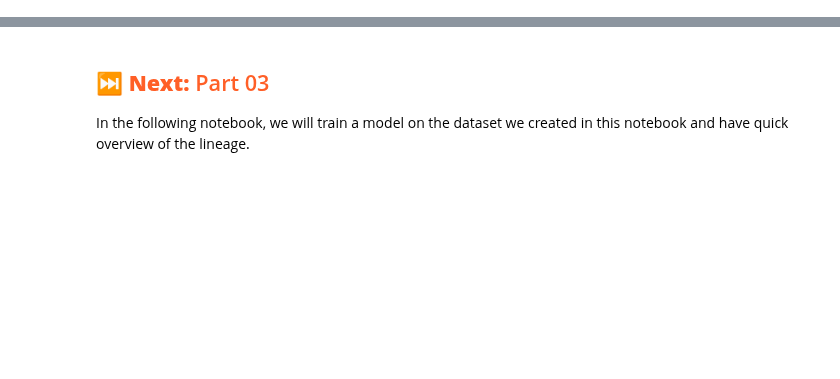
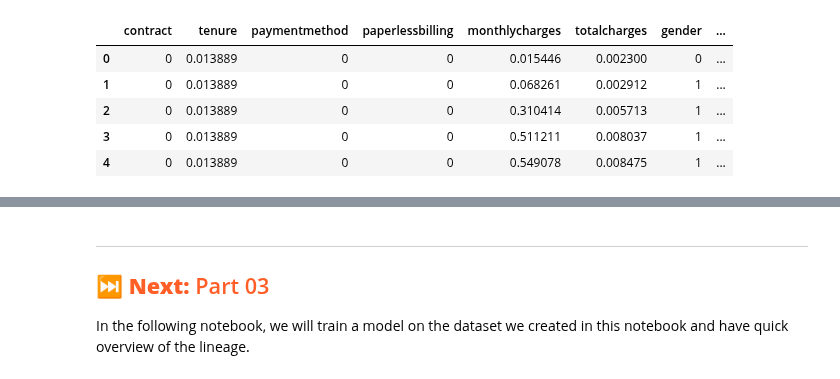
Before and after one commit to logicalclocks/hopsworks-tutorials, a Jupyter notebook: churn/2_feature_view_creation.ipynb, the cells around one changed output, grey strips where cells are left out. Drawn from its saved outputs; the diff is of its cells as text; code cells hidden in the pictures; blank space fills up the shorter version.

```diff
--- a/churn/2_feature_view_creation.ipynb
+++ b/churn/2_feature_view_creation.ipynb
@@ -114,10 +126,18 @@ X_train
 # %%
-X_val
+X_val.head()
+# %% [output]
+|  | contract | tenure | paymentmethod | paperlessbilling | monthlycharges | totalcharges | gender | ... |
+| 0 | 0 | 0.013889 | 0 | 0 | 0.015446 | 0.002300 | 0 | ... |
+| 1 | 0 | 0.013889 | 0 | 0 | 0.068261 | 0.002912 | 1 | ... |
+| 2 | 0 | 0.013889 | 0 | 0 | 0.310414 | 0.005713 | 1 | ... |
+| 3 | 0 | 0.013889 | 0 | 0 | 0.511211 | 0.008037 | 1 | ... |
+| 4 | 0 | 0.013889 | 0 | 0 | 0.549078 | 0.008475 | 1 | ... |
 # %% [markdown]
 The feature view and training dataset are now visible in the UI
 
 ![fg-overview](../images/fv_overview.gif)
 # %% [markdown]
+---
 ## <span style="color:#ff5f27;">⏭️ **Next:** Part 03 </span>
 
 In the following notebook, we will train a model on the dataset we created in this notebook and have quick overview of the lineage.
```
Also changed, not shown: parts of 9 cells of this notebook, 3 other files.
